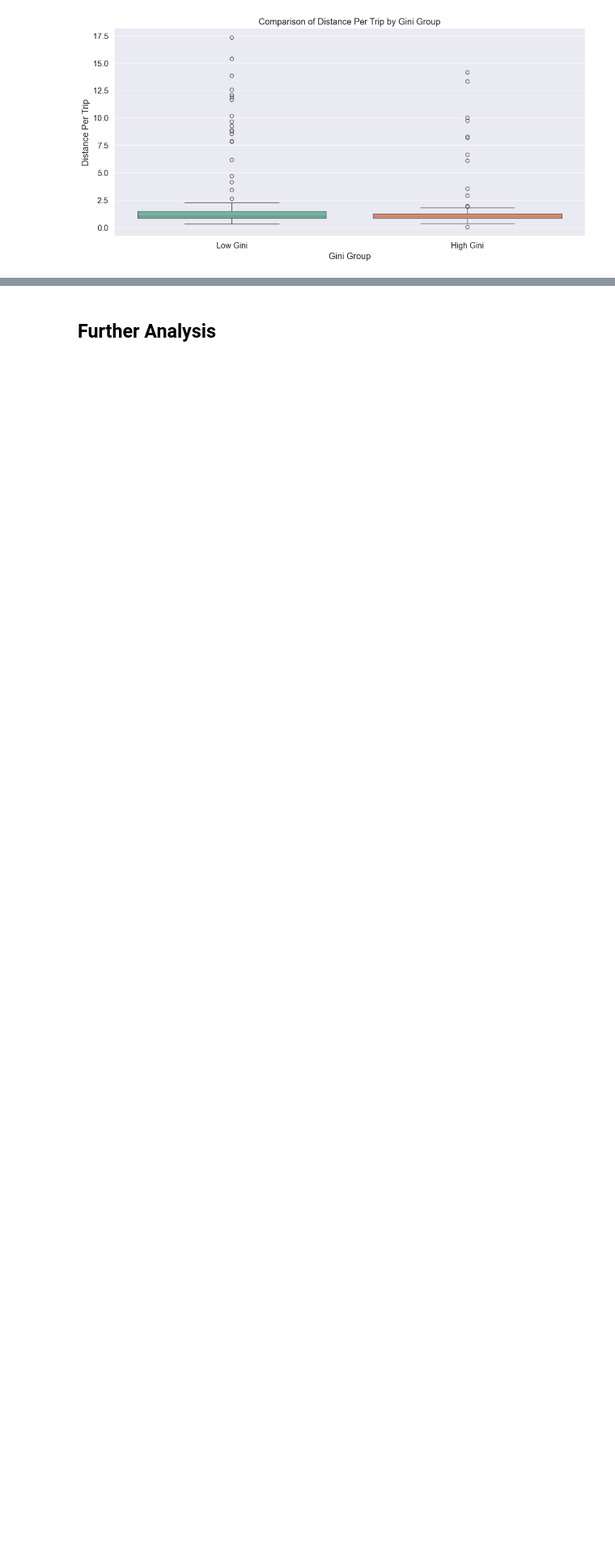
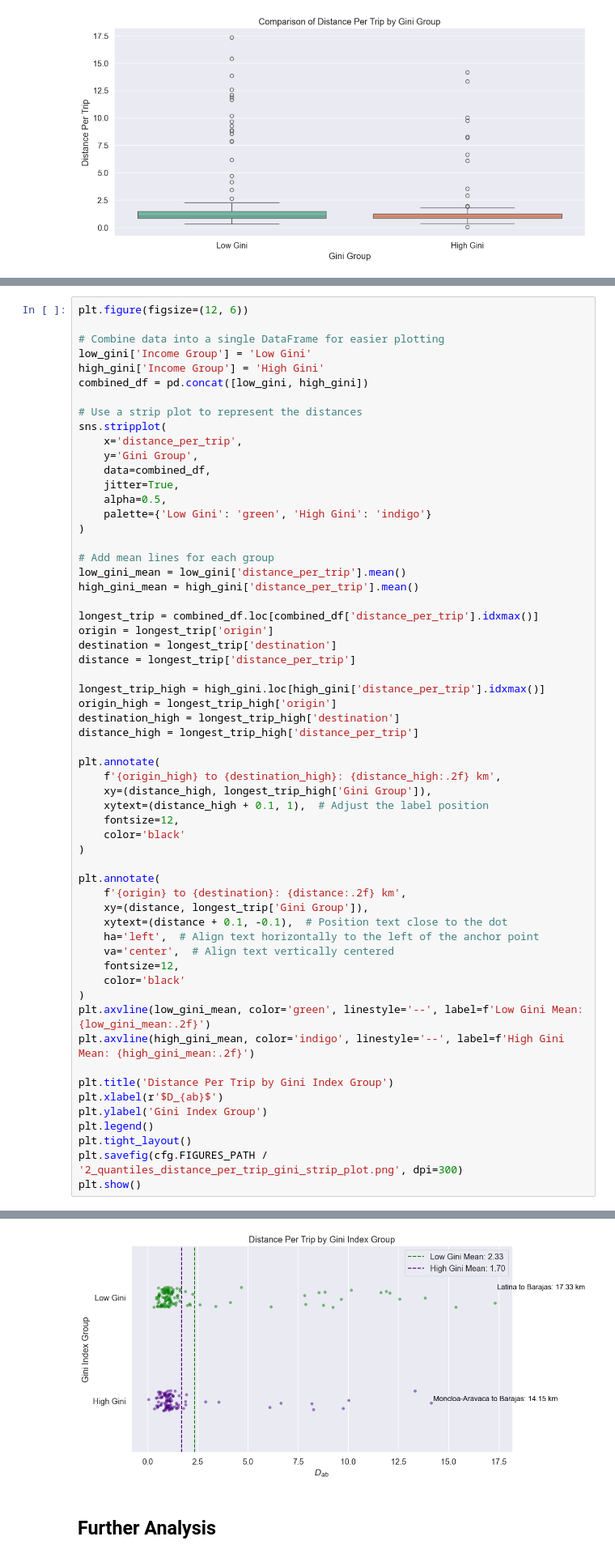
Before and after one commit to carobs9/thesis_project, a Jupyter notebook: trip_analysis/trip_analysis copy.ipynb, the cells around one changed output, grey strips where cells are left out. Shown: that part at 81% size. Saved outputs shown, nothing was run; the diff lists cells and outputs as text; blank space fills up the shorter version.

```diff
--- a/trip_analysis/trip_analysis copy.ipynb
+++ b/trip_analysis/trip_analysis copy.ipynb
@@ -351,0 +428,60 @@ plt.show()
+# %%
+plt.figure(figsize=(12, 6))
+
+# Combine data into a single DataFrame for easier plotting
+low_gini['Income Group'] = 'Low Gini'
+high_gini['Income Group'] = 'High Gini'
+combined_df = pd.concat([low_gini, high_gini])
+
+# Use a strip plot to represent the distances
+sns.stripplot(
+    x='distance_per_trip',
+    y='Gini Group',
+    data=combined_df,
+    jitter=True,
+    alpha=0.5,
+    palette={'Low Gini': 'green', 'High Gini': 'indigo'}
+)
+
+# Add mean lines for each group
+low_gini_mean = low_gini['distance_per_trip'].mean()
+high_gini_mean = high_gini['distance_per_trip'].mean()
+
+longest_trip = combined_df.loc[combined_df['distance_per_trip'].idxmax()]
+origin = longest_trip['origin']
+destination = longest_trip['destination']
+distance = longest_trip['distance_per_trip']
+
+longest_trip_high = high_gini.loc[high_gini['distance_per_trip'].idxmax()]
+origin_high = longest_trip_high['origin']
+destination_high = longest_trip_high['destination']
+distance_high = longest_trip_high['distance_per_trip']
+
+plt.annotate(
+    f'{origin_high} to {destination_high}: {distance_high:.2f} km',
+    xy=(distance_high, longest_trip_high['Gini Group']),
+    xytext=(distance_high + 0.1, 1),  # Adjust the label position
+    fontsize=12,
+    color='black'
+)
+
+plt.annotate(
+    f'{origin} to {destination}: {distance:.2f} km',
+    xy=(distance, longest_trip['Gini Group']),
+    xytext=(distance + 0.1, -0.1),  # Position text close to the dot
+    ha='left',  # Align text horizontally to the left of the anchor point
+    va='center',  # Align text vertically centered
+    fontsize=12,
+    color='black'
+)
+plt.axvline(low_gini_mean, color='green', linestyle='--', label=f'Low Gini Mean: {low_gini_mean:.2f}')
+plt.axvline(high_gini_mean, color='indigo', linestyle='--', label=f'High Gini Mean: {high_gini_mean:.2f}')
+
+plt.title('Distance Per Trip by Gini Index Group')
+plt.xlabel(r'$D_{ab}$')
+plt.ylabel('Gini Index Group')
+plt.legend()
+plt.tight_layout()
+plt.savefig(cfg.FIGURES_PATH / '2_quantiles_distance_per_trip_gini_strip_plot.png', dpi=300)
+plt.show()
+# %% [output]
@@ -352,3 +491,4 @@ plt.show()
+[figure, added]
 # %% [markdown]
 ## Further Analysis
 # %%
```
Also changed, not shown: parts of 15 cells of this notebook, 9 other files.
